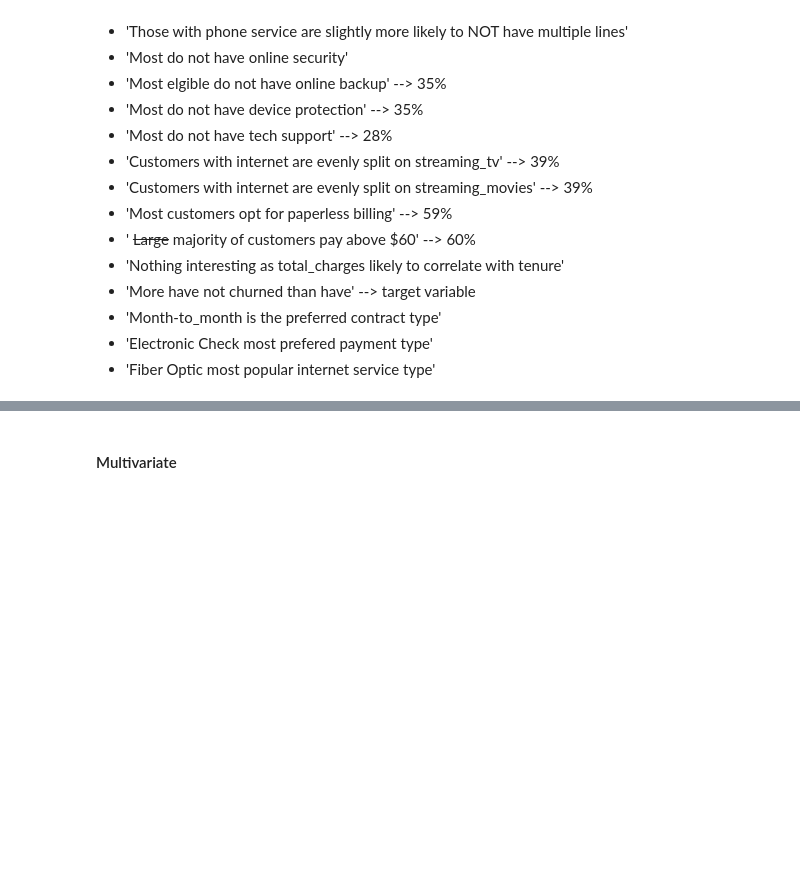
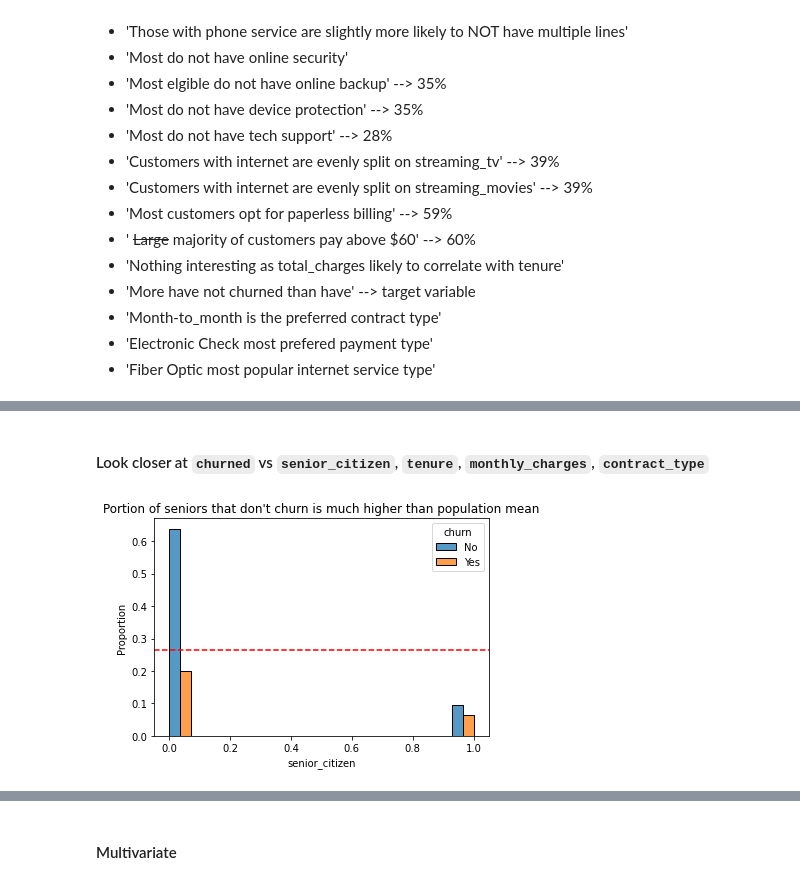
Before and after one commit to joshua-shorterivey/classification-exercises, a Jupyter notebook: classification_exercises.ipynb, the cells around one changed output, grey strips where cells are left out. Cells and saved outputs as stored; diff of their text form; code cells hidden in the pictures; blank space fills up the shorter version.

```diff
--- a/classification_exercises.ipynb
+++ b/classification_exercises.ipynb
@@ -1190 +1212,11 @@ for col in telco_numcol:
 ... (9 outputs left out)
+# %% [markdown]
+#### Look closer at `churned` vs `senior_citizen`, `tenure`, `monthly_charges`, `contract_type`
+# %%
+#churned vs senior_citizen
+sns.histplot(data=train_telco, x='senior_citizen', hue='churn', multiple='dodge', stat='proportion')
+plt.title('Portion of seniors that don\'t churn is much higher than population mean')
+plt.axhline(y=train_telco.churn_encoded.mean(), color='red', linestyle='dashed', label='Population Churn Rate')
+plt.show()
+# %% [output]
+[figure, added]
```
Also changed, not shown: parts of 34 cells of this notebook.
